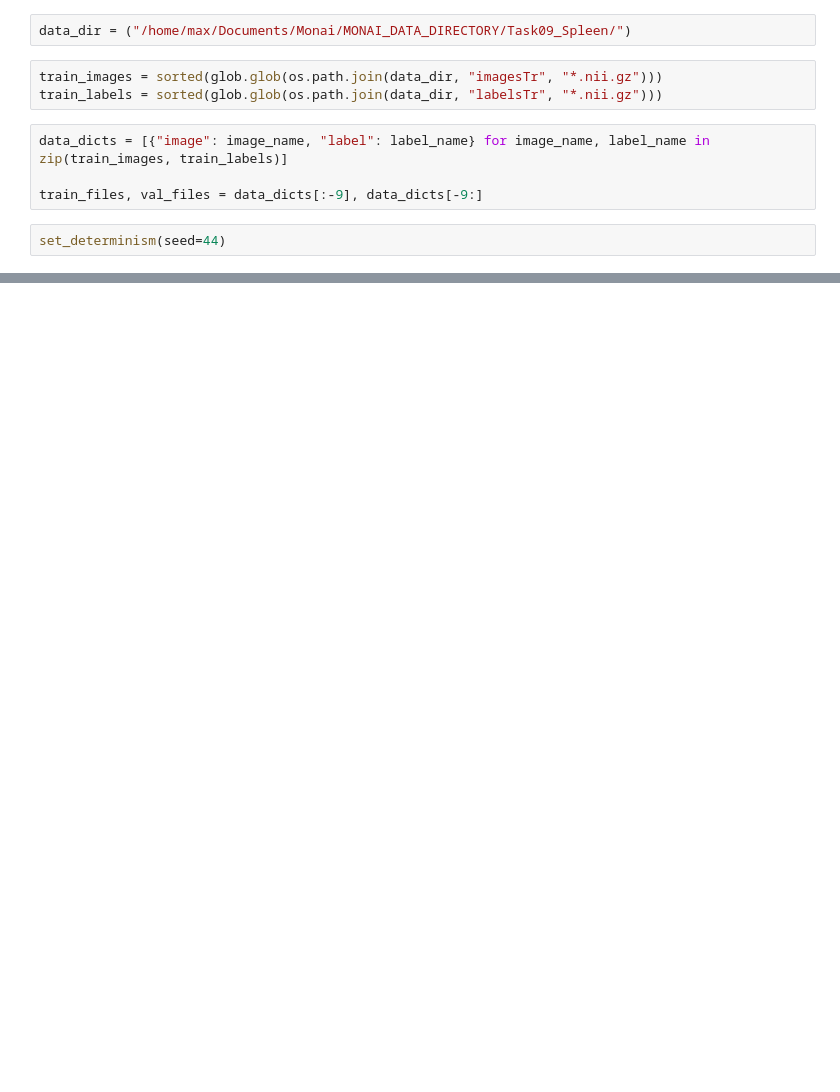
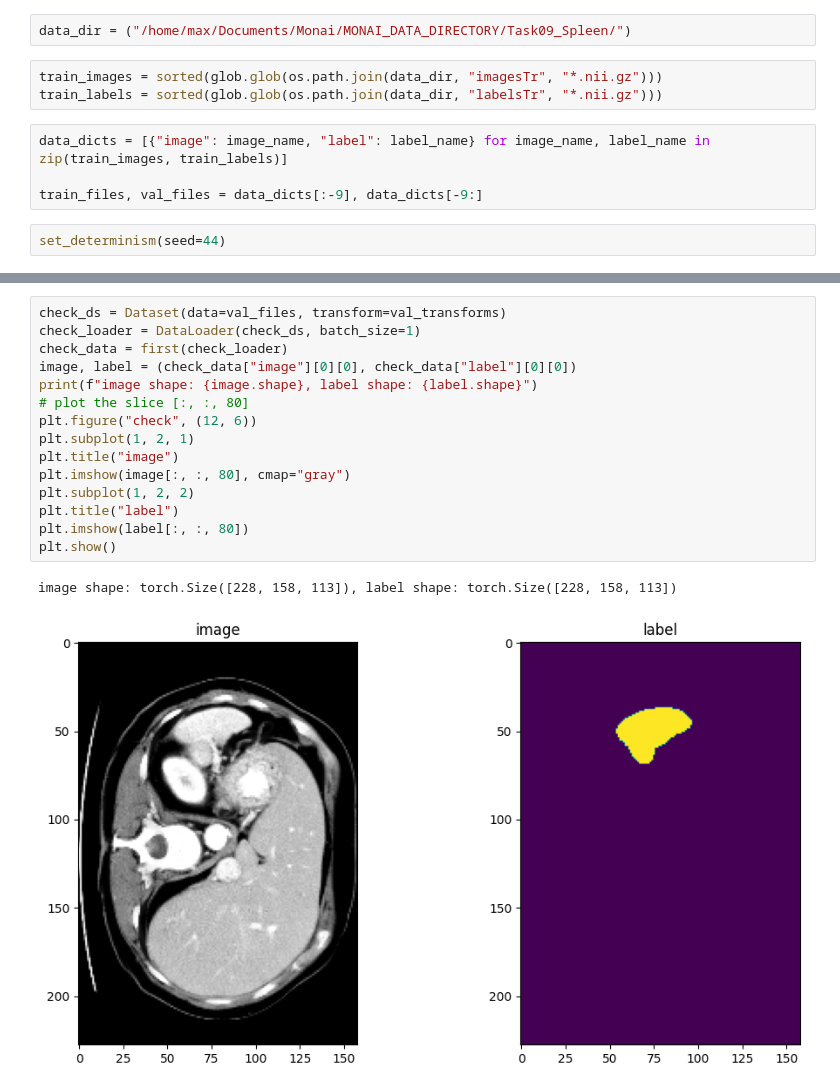
Before and after one commit to khaterimaziar/Segmentation_Monai, a Jupyter notebook: monai.ipynb, the cells around one changed output, grey strips where cells are left out. Saved outputs shown, nothing was run; the diff lists cells and outputs as text; blank space fills up the shorter version.

```diff
--- a/monai.ipynb
+++ b/monai.ipynb
@@ -105,2 +134,20 @@ train_transforms = Compose(
 # %% [output]
 monai.transforms.croppad.dictionary CropForegroundd.__init__:allow_smaller: Current default value of argument `allow_smaller=True` has been deprecated since version 1.2. It will be changed to `allow_s ...
+# %%
+check_ds = Dataset(data=val_files, transform=val_transforms)
+check_loader = DataLoader(check_ds, batch_size=1)
+check_data = first(check_loader)
+image, label = (check_data["image"][0][0], check_data["label"][0][0])
+print(f"image shape: {image.shape}, label shape: {label.shape}")
+# plot the slice [:, :, 80]
+plt.figure("check", (12, 6))
+plt.subplot(1, 2, 1)
+plt.title("image")
+plt.imshow(image[:, :, 80], cmap="gray")
+plt.subplot(1, 2, 2)
+plt.title("label")
+plt.imshow(label[:, :, 80])
+plt.show()
+# %% [output]
+image shape: torch.Size([228, 158, 113]), label shape: torch.Size([228, 158, 113])
+[figure, added]
```
Also changed, not shown: parts of 8 cells of this notebook.
